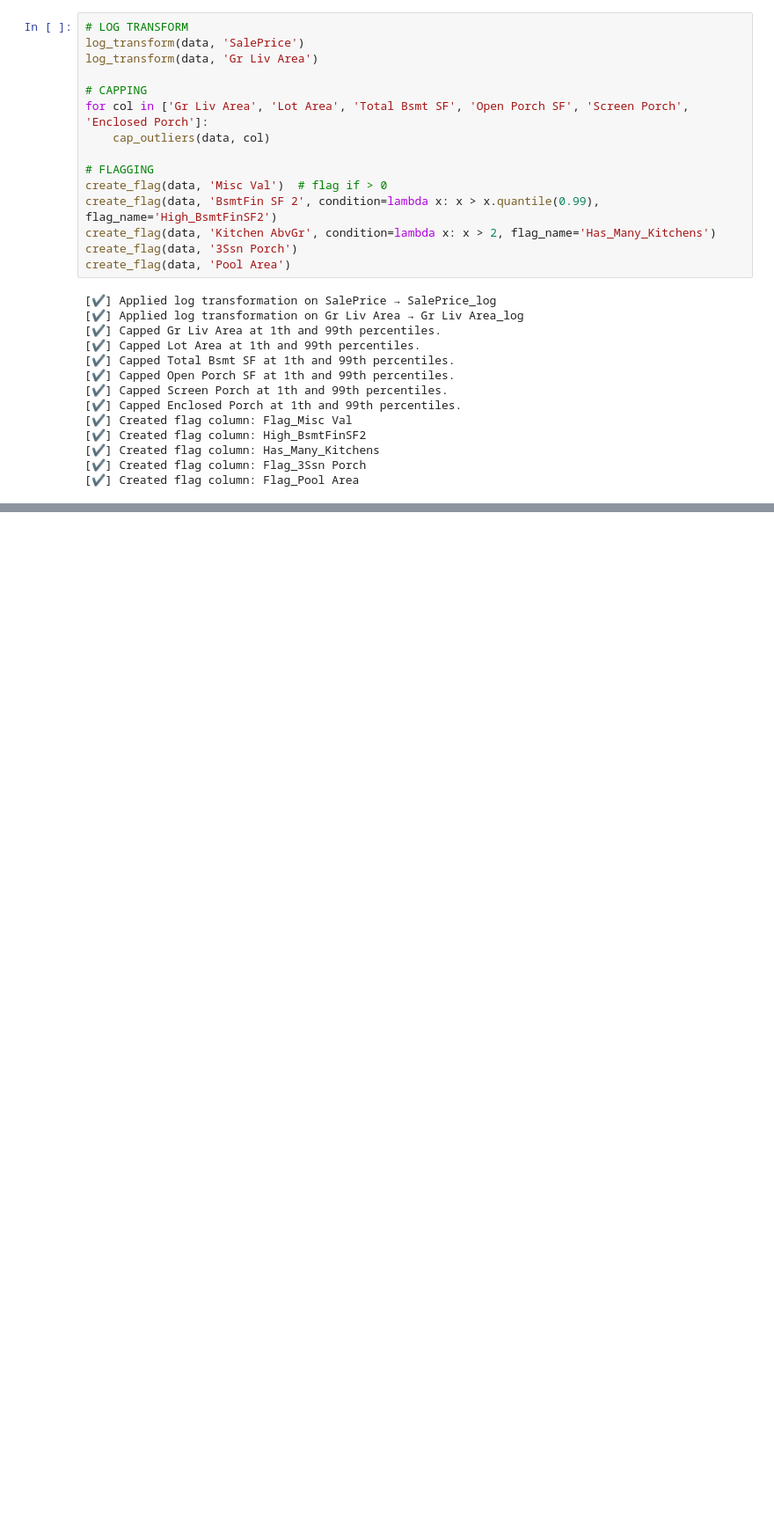
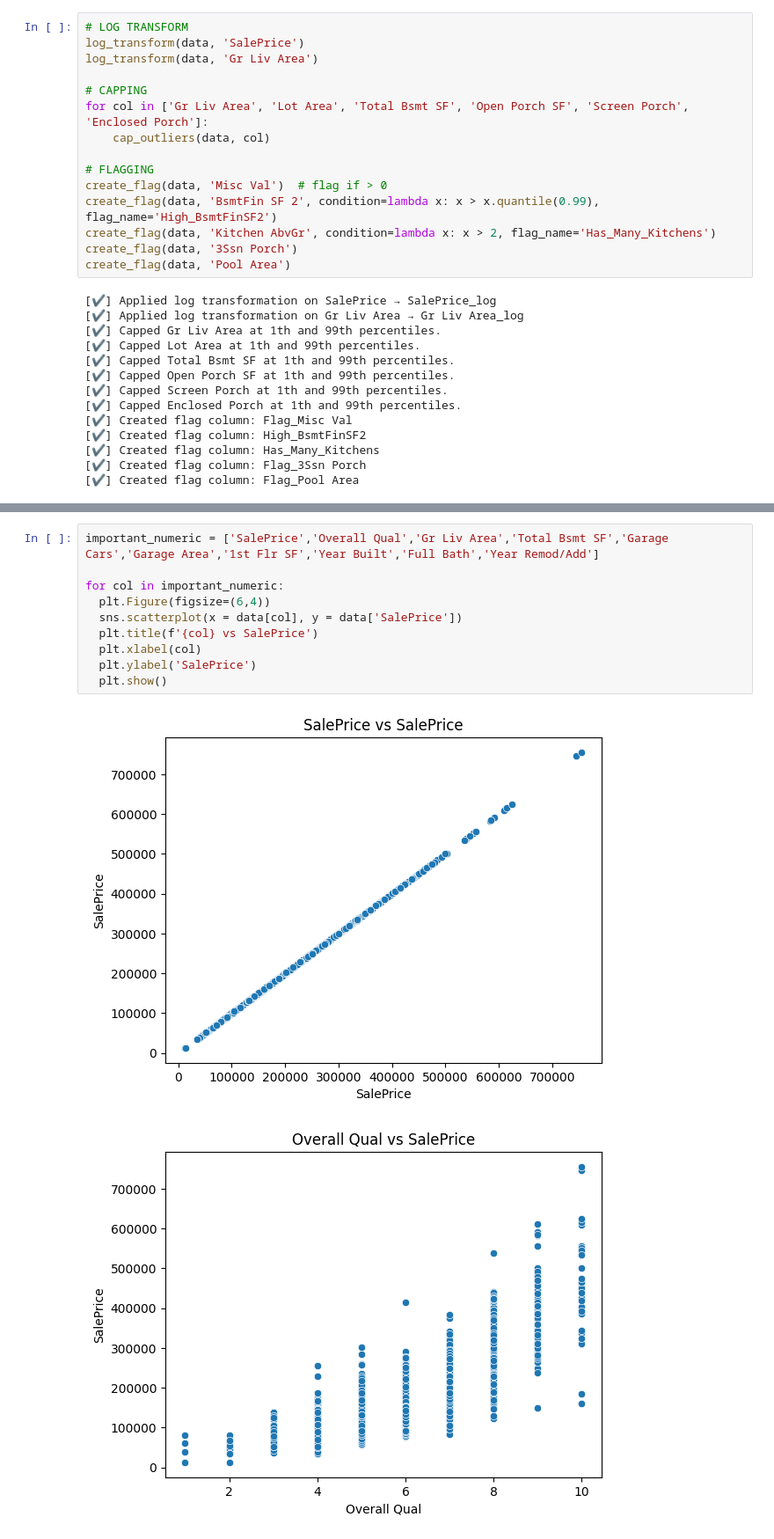
Before and after one commit to amarpoji/ames-housing-project, a Jupyter notebook: notebooks/eda.ipynb, the cells around one changed output, grey strips where cells are left out. Shown at 88% size. Saved outputs shown, nothing was run; the diff lists cells and outputs as text; blank space fills up the shorter version.

```diff
--- a/notebooks/eda.ipynb
+++ b/notebooks/eda.ipynb
@@ -406,0 +458,13 @@ create_flag(data, 'Pool Area')
+# %%
+important_numeric = ['SalePrice','Overall Qual','Gr Liv Area','Total Bsmt SF','Garage Cars','Garage Area','1st Flr SF','Year Built','Full Bath','Year Remod/Add']
+
+for col in important_numeric:
+  plt.Figure(figsize=(6,4))
+  sns.scatterplot(x = data[col], y = data['SalePrice'])
+  plt.title(f'{col} vs SalePrice')
+  plt.xlabel(col)
+  plt.ylabel('SalePrice')
+  plt.show()
+# %% [output]
+[figure, added]
+[figure, added]
```
Also changed, not shown: parts of 15 cells of this notebook, 2 other files.
